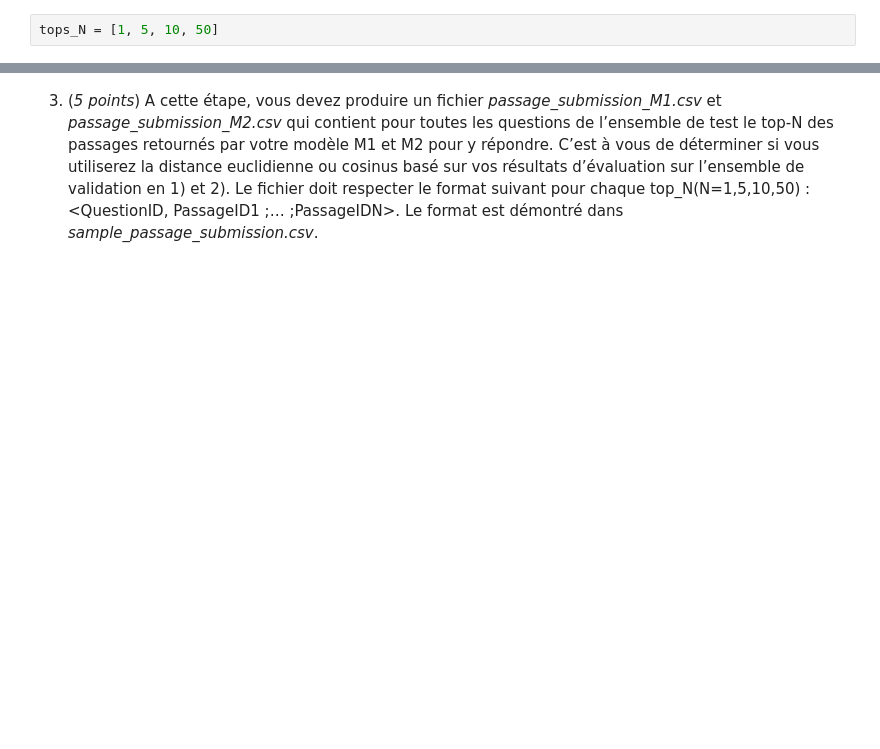
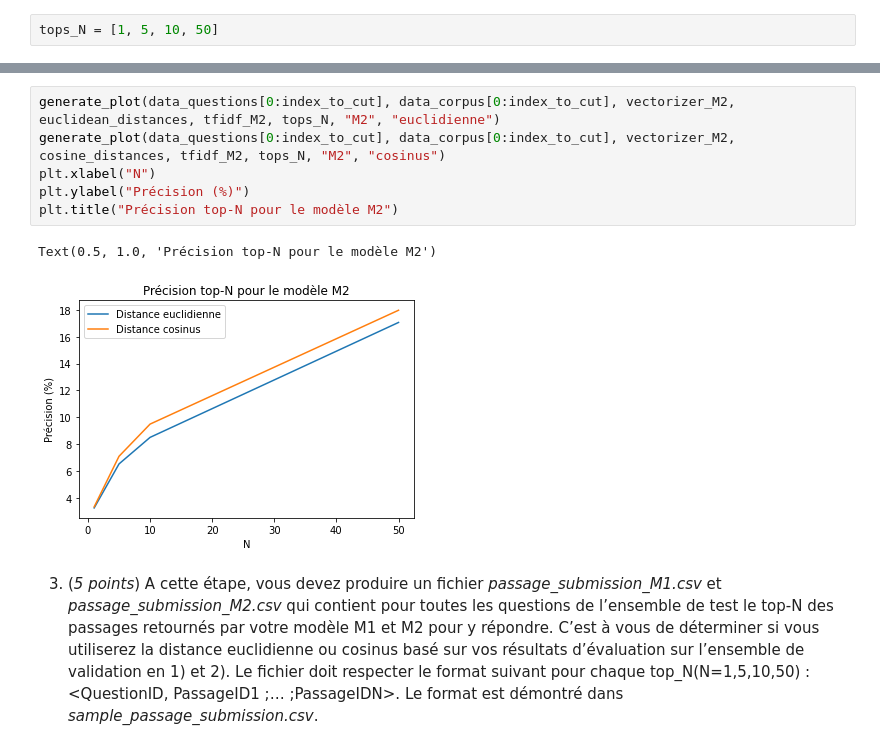
Before and after one commit to nabil-dbz/INF8460, a Jupyter notebook: TP1/inf8460_A21_TP1.ipynb, the cells around one changed output, grey strips where cells are left out. Cells and saved outputs as stored; diff of their text form; blank space fills up the shorter version.

```diff
--- a/TP1/inf8460_A21_TP1.ipynb
+++ b/TP1/inf8460_A21_TP1.ipynb
@@ -371,2 +361,11 @@ generate_plot(data_questions[0:index_to_cut], data_corpus[0:index_to_cut], vecto
+# %%
+generate_plot(data_questions[0:index_to_cut], data_corpus[0:index_to_cut], vectorizer_M2, euclidean_distances, tfidf_M2, tops_N, "M2", "euclidienne")
+generate_plot(data_questions[0:index_to_cut], data_corpus[0:index_to_cut], vectorizer_M2, cosine_distances, tfidf_M2, tops_N, "M2", "cosinus")
+plt.xlabel("N")
+plt.ylabel("Précision (%)")
+plt.title("Précision top-N pour le modèle M2")
+# %% [output]
+Text(0.5, 1.0, 'Précision top-N pour le modèle M2')
+[figure, added]
 # %% [markdown]
 3. (_5 points_) A cette étape, vous devez produire un fichier _passage_submission_M1.csv_ et _passage_submission_M2.csv_ qui contient pour toutes les questions de l’ensemble de test le top-N des passages retournés par votre modèle M1 et M2 pour y répondre. C’est à vous de déterminer si vous utiliserez la distance euclidienne ou cosinus basé sur vos résultats d’évaluation sur l’ensemble de validation en 1) et 2). Le fichier doit respecter le format suivant pour chaque top_N(N=1,5,10,50) :  <QuestionID, PassageID1 ;… ;PassageIDN>. Le format est démontré dans _sample_passage_submission.csv_.
```
Also changed, not shown: parts of 14 cells of this notebook, 2 other files.
